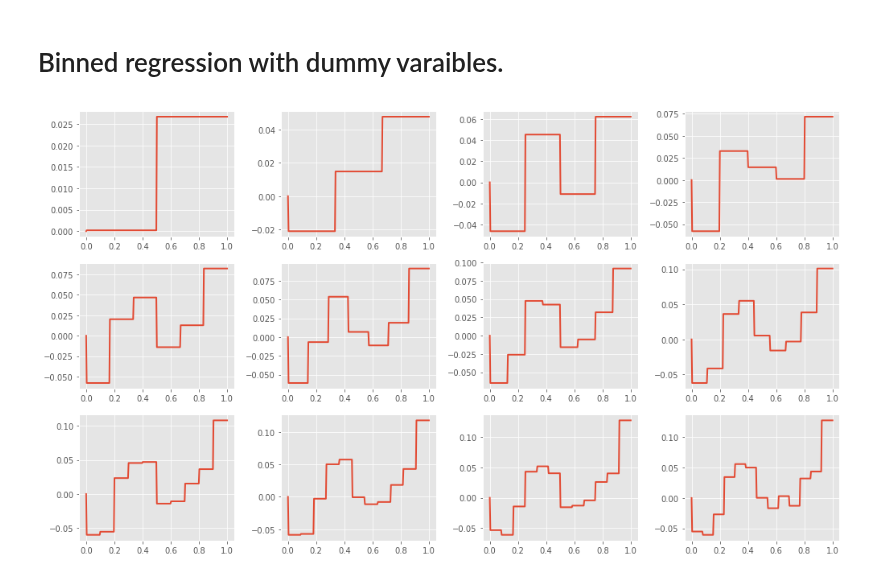
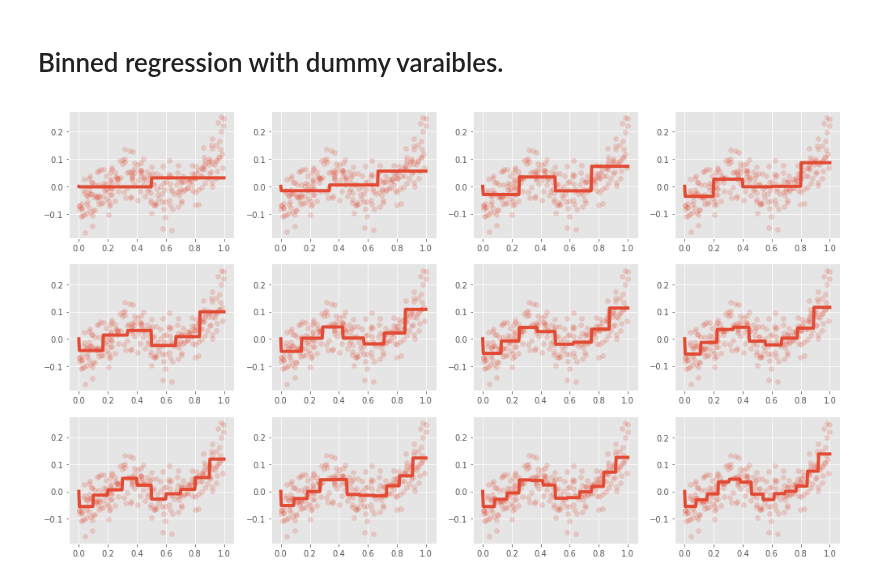
Before and after one commit to madrury/basis-expansions, a Jupyter notebook: basis-expansion-regressions.ipynb, the cells around one changed output. Drawn from its saved outputs; the diff is of its cells as text; code cells hidden in the pictures.

Commit message:
Add scatter plots to binnings.

```diff
--- a/basis-expansion-regressions.ipynb
+++ b/basis-expansion-regressions.ipynb
@@ -35,11 +35,12 @@ for n_bins in range(2, 25):
 # %%
 fig, ax = plt.subplots(3, 4, figsize=(14, 8))
 
 t = np.linspace(0, 1, 250)
 for i, ax in enumerate(ax.flatten()):
     n_bins = i + 4
-    ax.plot(t, regressions[n_bins].predict(t))
+    ax.plot(t, regressions[n_bins].predict(t), linewidth=4)
+    ax.scatter(x, y, alpha=0.2)
 
 fig.tight_layout()
 # %% [output]
-[figure, old version]
+[figure, new version]
```
Also changed, not shown: parts of 1 cell of this notebook, 1 other file.
